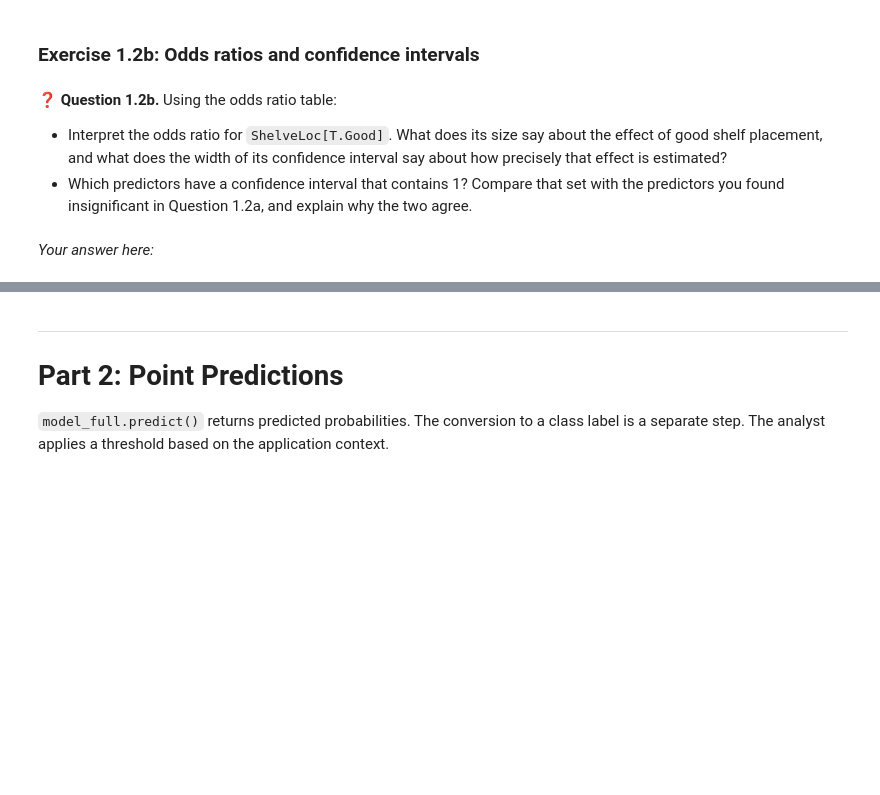
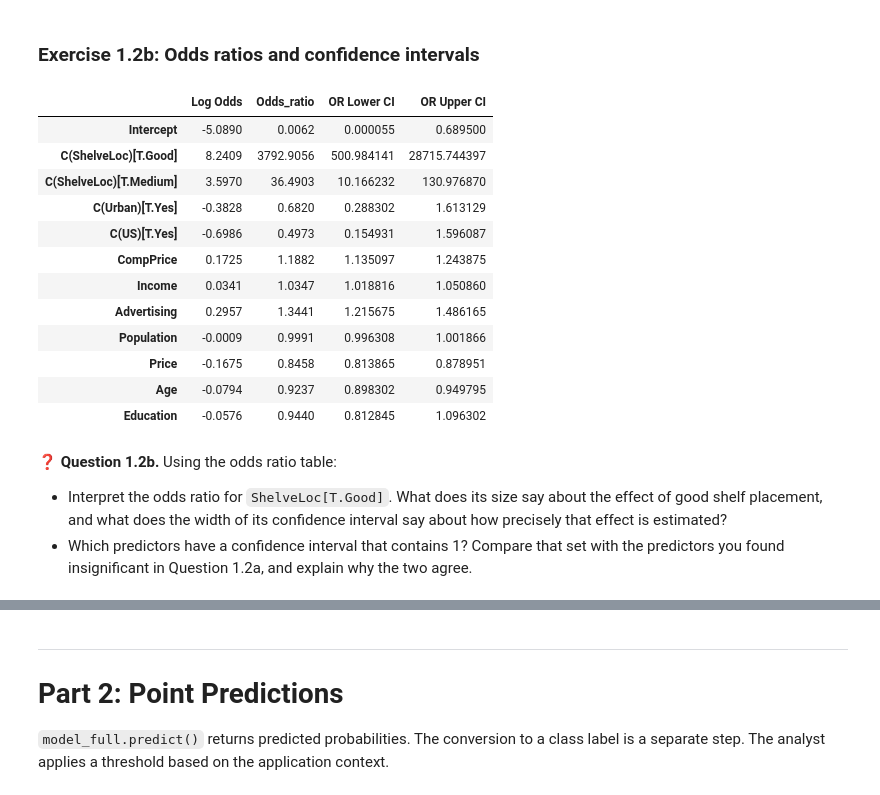
Before and after one commit to DanDC25/Statistical-Learning-with-Python, a Jupyter notebook: DSA211_05_Lab_Logistic_Regression.ipynb, the cells around one changed output, grey strips where cells are left out. Cells and saved outputs as stored; diff of their text form; code cells hidden in the pictures; blank space fills up the shorter version.

```diff
--- a/DSA211_05_Lab_Logistic_Regression.ipynb
+++ b/DSA211_05_Lab_Logistic_Regression.ipynb
@@ -268,4 +273,10 @@ Fit a multiple logistic regression model predicting `High` from all predictors *
 # 'High ~ CompPrice + Income + Advertising + Population + Price + Age + Education + C(ShelveLoc) + C(Urban) + C(US)'
 # Print the summary
 
-# model_full =
+model_full = smf.logit("High ~ CompPrice + Income + Advertising + Population + Price + Age + Education + C(ShelveLoc) + C(Urban) + C(US)", data=carseats).fit()
+print(model_full.summary())
+
+log_odds_price = model_full.params['Price'].round(4)
+odds_ratio_price = np.exp(log_odds_price).round(4)
+odds_ratio_price_1k = np.exp(log_odds_price*1000).round(4)
+print(f"Log odds of price is {log_odds_price}, Odds ratio of price is {odds_ratio_price}, Odds ratio of $1000 change in price is {odds_ratio_price_1k}")
@@ -282,11 +331,34 @@ Fit a multiple logistic regression model predicting `High` from all predictors *
 # %%
 ### YOUR CODE HERE
 # Compute and print the odds ratio table for model_full
 # Include: OR, OR CI lower (2.5%), OR CI upper (97.5%)
+
+conf_full = model_full.conf_int(alpha=0.05) # extract CI
+conf_full.columns = ['CI lower', 'CI upper']
+
+odds_ratio_table = pd.DataFrame({
+    "Log Odds": model_full.params.round(4),
+    "Odds_ratio": np.exp(model_full.params).round(4),
+    "OR Lower CI": np.exp(conf_full['CI lower']),
+    "OR Upper CI": np.exp(conf_full['CI upper'])
+})
+display(odds_ratio_table)
+# %% [output]
+|  | Log Odds | Odds_ratio | OR Lower CI | OR Upper CI |
+| Intercept | -5.0890 | 0.0062 | 0.000055 | 0.689500 |
+| C(ShelveLoc)[T.Good] | 8.2409 | 3792.9056 | 500.984141 | 28715.744397 |
+| C(ShelveLoc)[T.Medium] | 3.5970 | 36.4903 | 10.166232 | 130.976870 |
+| C(Urban)[T.Yes] | -0.3828 | 0.6820 | 0.288302 | 1.613129 |
+| C(US)[T.Yes] | -0.6986 | 0.4973 | 0.154931 | 1.596087 |
+| CompPrice | 0.1725 | 1.1882 | 1.135097 | 1.243875 |
+| Income | 0.0341 | 1.0347 | 1.018816 | 1.050860 |
+| Advertising | 0.2957 | 1.3441 | 1.215675 | 1.486165 |
+| Population | -0.0009 | 0.9991 | 0.996308 | 1.001866 |
+| Price | -0.1675 | 0.8458 | 0.813865 | 0.878951 |
+| Age | -0.0794 | 0.9237 | 0.898302 | 0.949795 |
+| Education | -0.0576 | 0.9440 | 0.812845 | 1.096302 |
 # %% [markdown]
 ❓ **Question 1.2b.** Using the odds ratio table:
 
 - Interpret the odds ratio for `ShelveLoc[T.Good]`. What does its size say about the effect of good shelf placement, and what does the width of its confidence interval say about how precisely that effect is estimated?
 - Which predictors have a confidence interval that contains 1? Compare that set with the predictors you found insignificant in Question 1.2a, and explain why the two agree.
-# %% [markdown]
-*Your answer here:*
```
Also changed, not shown: parts of 21 cells of this notebook.
